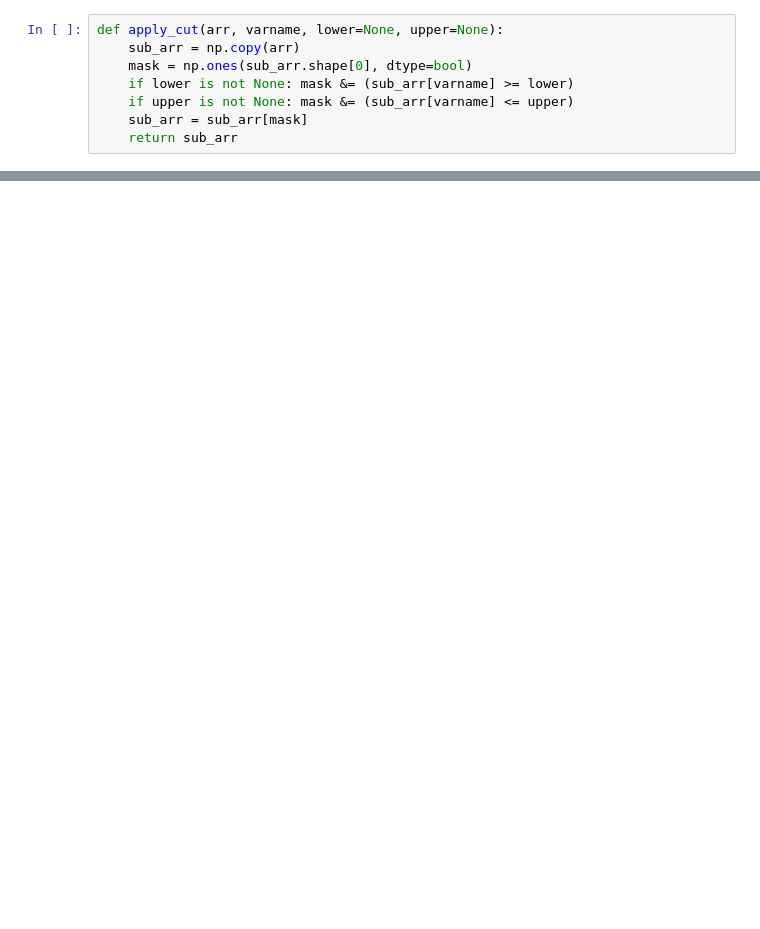
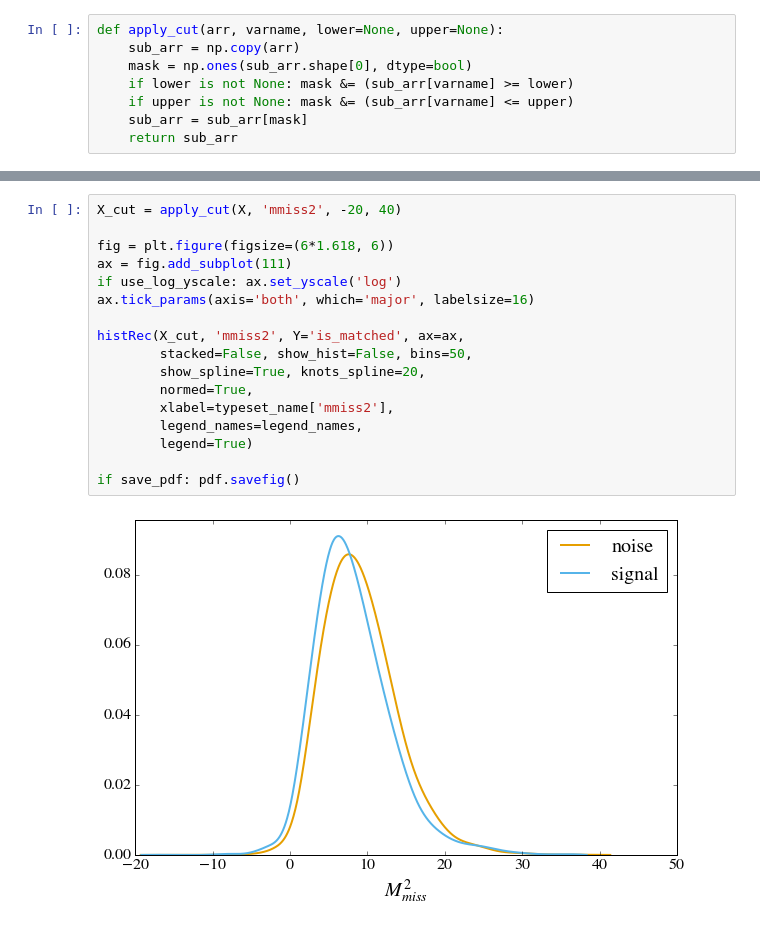
Before and after one commit to dchao34/bdtaunu_machine_learning, a Jupyter notebook: candidate_selection/feature_exploration/feature_exploration.ipynb, the cells around one changed output, grey strips where cells are left out. Drawn from its saved outputs; the diff is of its cells as text; blank space fills up the shorter version.

```diff
--- a/candidate_selection/feature_exploration/feature_exploration.ipynb
+++ b/candidate_selection/feature_exploration/feature_exploration.ipynb
@@ -610,0 +82,19 @@ histRec(X_cut, varname, Y='is_matched', ax=ax,
+# %%
+X_cut = apply_cut(X, 'mmiss2', -20, 40)
+
+fig = plt.figure(figsize=(6*1.618, 6))
+ax = fig.add_subplot(111)
+if use_log_yscale: ax.set_yscale('log')
+ax.tick_params(axis='both', which='major', labelsize=16)
+
+histRec(X_cut, 'mmiss2', Y='is_matched', ax=ax,
+        stacked=False, show_hist=False, bins=50,
+        show_spline=True, knots_spline=20,
+        normed=True,
+        xlabel=typeset_name['mmiss2'],
+        legend_names=legend_names,
+        legend=True)
+
+if save_pdf: pdf.savefig()
+# %% [output]
+[figure, added]
```
Also changed, not shown: parts of 67 cells of this notebook.
